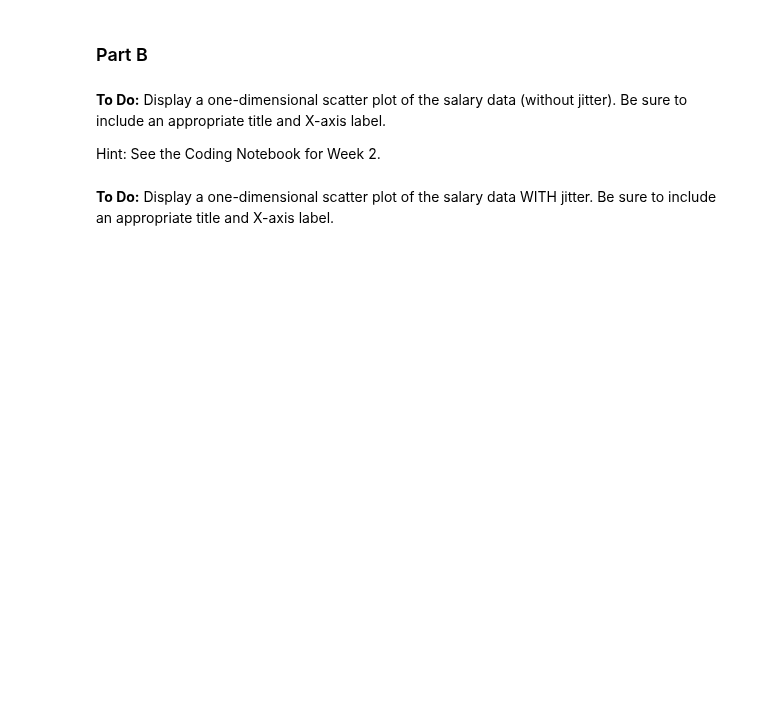
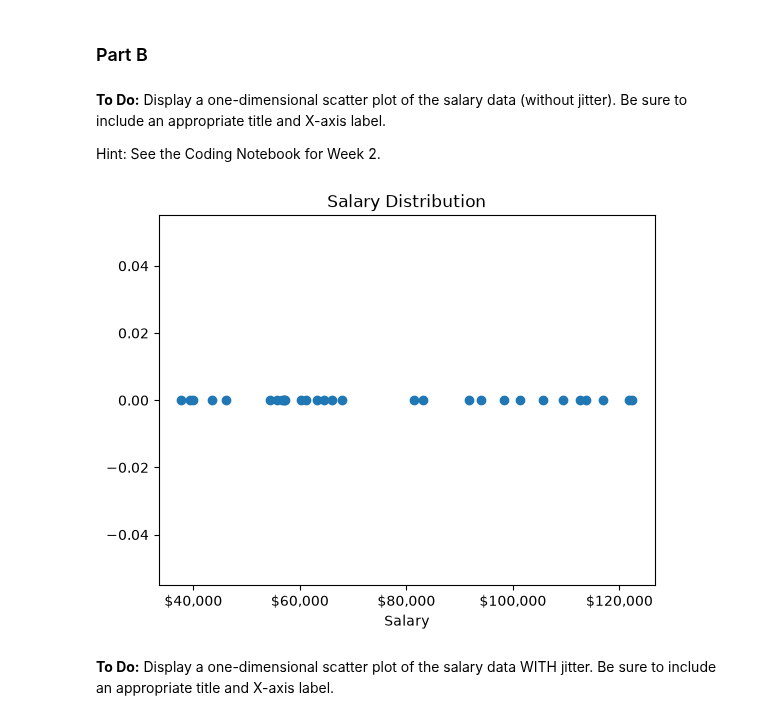
Before and after one commit to anamomds/machinelearningfall26, a Jupyter notebook: Homework_02.ipynb, the cells around one changed output. Saved outputs shown, nothing was run; the diff lists cells and outputs as text; code cells hidden in the pictures; blank space fills up the shorter version.

```diff
--- a/Homework_02.ipynb
+++ b/Homework_02.ipynb
@@ -84,7 +95,7 @@ We will explore some of the basic statistical functions in Pandas; refer to the
 # %% [markdown]
 **To Do:** Create a Series `salary` from the `Salary` column in `salary_data_raw`
 # %%
-# Your code here
+salary = salary_data_raw["Salary"]
 # %% [markdown]
 **To Do:** Write an expression that returns the `shape` (should be `(30,)`)
 # %%
@@ -145,7 +163,12 @@ a1a = (0, 0, 0)
 
 Hint: See the Coding Notebook for Week 2.
 # %%
-# Your code here
+plt.scatter(salary, [0] * len(salary))
+plt.title("Salary Distribution")
+plt.xlabel("Salary")
+plt.gca().xaxis.set_major_formatter(mtick.StrMethodFormatter('${x:,.0f}'))
+# %% [output]
+[figure, added]
 # %% [markdown]
 **To Do:** Display a one-dimensional scatter plot of the salary data WITH jitter.  Be sure to include an appropriate title and X-axis label.
 # %%
```
Also changed, not shown: parts of 40 cells of this notebook.
